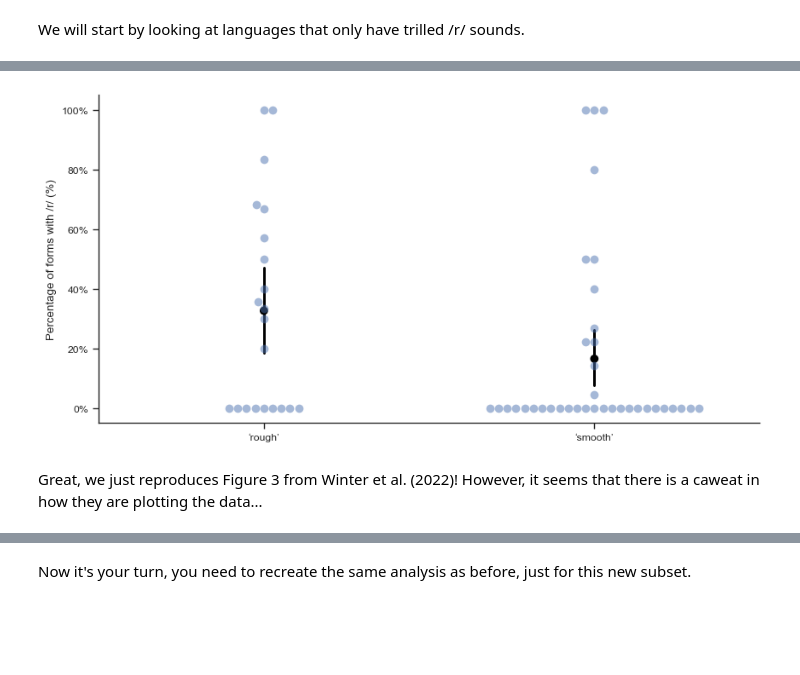
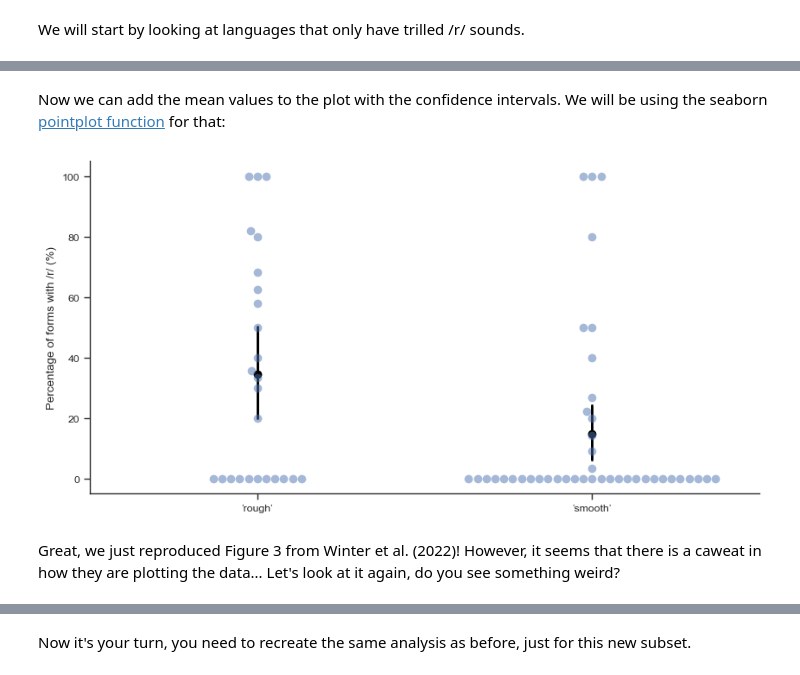
Before and after one commit to TYacinee/materiel_TALL, a Jupyter notebook: S2/TD2-phonetics-and-phonology.ipynb, the cells around one changed output, grey strips where cells are left out. Cells and saved outputs as stored; diff of their text form; code cells hidden in the pictures; blank space fills up the shorter version.

```diff
--- a/S2/TD2-phonetics-and-phonology.ipynb
+++ b/S2/TD2-phonetics-and-phonology.ipynb
@@ -442,2 +45,0 @@ Let's remove the N.A. values from this column:
-# %%
-data.dropna(subset=['R_type'], inplace=True)
@@ -452,2 +45,0 @@ First, we need to modify the R_type column, to convert it into binary (trill / o
-# %%
-data['R_type_bin'] = data.R_type.apply(lambda x: 'trill' if x == 'trill' else 'other')
@@ -462,5 +113,5 @@ array(['other', 'trill'], dtype=object)
 # %% [markdown]
 We will start by looking at languages that only have trilled /r/ sounds.
 # %%
-data_trill_only = data[data.R_type_bin == 'trill']
+data_trill_only = data[data.Trill == 'yes']
 # %% [markdown]
@@ -492,0 +135,2 @@ Let's look at our new dataset:
+# %%
+summary = data_trill_only.groupby(['Family', 'Meaning']).agg({'r': 'mean'}).reset_index()
@@ -513,24 +180,27 @@ Let's plot the results:
+# %% [markdown]
+Now we can add the mean values to the plot with the confidence intervals. We will be using the seaborn [pointplot function](https://seaborn.pydata.org/generated/seaborn.pointplot.html) for that:
 # %%
 plt.figure(figsize=(10, 5)) # define the figure size
-# plotting the swarmplot of the data (for visualization puproses)
-sns.swarmplot(data=summary, x='Meaning', y='r', dodge=False, size = 7, alpha=0.5)
-# plotting the mean of the data
-sns.pointplot(data=summary, x='Meaning', y='r',
-              estimator=np.mean, color='black', join=False,
-              errorbar=('ci', 95))
-# display y tickz with the percentage sign
-plt.gca().yaxis.set_major_formatter(plt.FuncFormatter(lambda x, _: f'{x:.0f}%'))
-# remove the x-axis label
-plt.xlabel(None)
-# set the y-axis label
-plt.ylabel('Percentage of forms with /r/ (%)')
-# remove the top and right spines (just for aesthetics)
-sns.despine()
+sns.swarmplot(data=summary, # data for the plot
+              x='Meaning', # x-axis variable (type of meaning)
+              y='r', # y-axis variable (percentage of forms with /r/)
+              size = 7, # size of the points
+              alpha=0.5) # transparency of the points
+sns.pointplot(data=summary, # data for the plot
+              x='Meaning',  # x-axis variable (type of meaning)
+              y='r',  # y-axis variable (percentage of forms with /r/)
+              estimator=np.mean, # function to estimate the central point (mean)
+              color='black', # color
+              linestyle='none', # no line connecting the points
+              errorbar=('ci', 95)) # error bars (95% confidence interval)
+plt.xlabel(None) # remove the x-axis label
+plt.ylabel('Percentage of forms with /r/ (%)') # set the y-axis label
+sns.despine() # remove the top and right spines (just for aesthetics)
 plt.show()
 # %% [output]
-[figure, old version]
+[figure, new version]
 # %% [markdown]
-Great, we just reproduces Figure 3 from Winter et al. (2022)! However, it seems that there is a caweat in how they are plotting the data...
+Great, we just reproduced Figure 3 from Winter et al. (2022)! However, it seems that there is a caweat in how they are plotting the data... Let's look at it again, do you see something weird?
 # %%
 summary.head(10)
 # %% [output]
```
Also changed, not shown: parts of 149 cells of this notebook.
